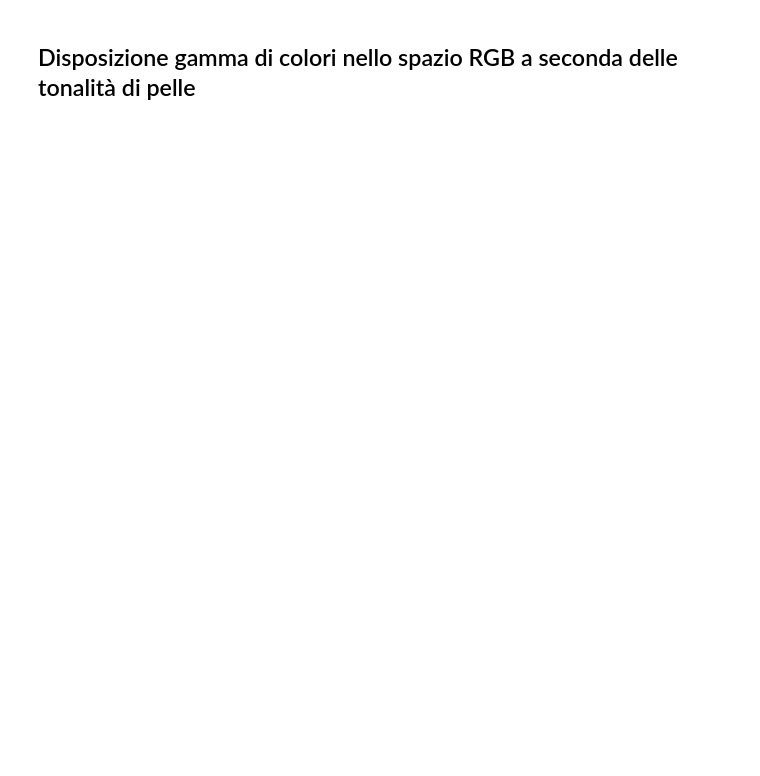
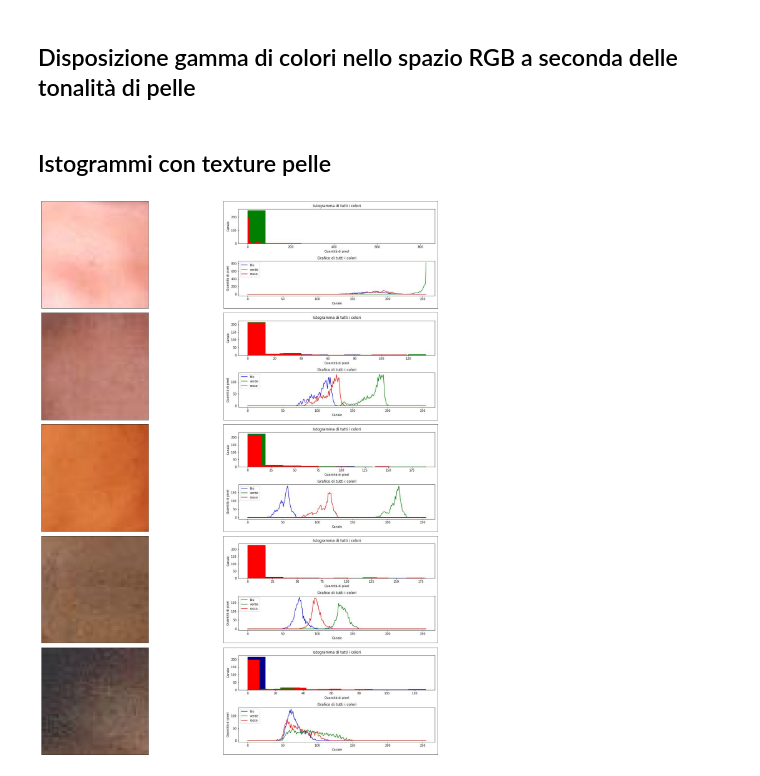
Before and after one commit to Wooler97/Skin-Detection, a Jupyter notebook: SkinPlotShow.ipynb, the cells around one changed output. Drawn from its saved outputs; the diff is of its cells as text; code cells hidden in the pictures; blank space fills up the shorter version.

```diff
--- a/SkinPlotShow.ipynb
+++ b/SkinPlotShow.ipynb
@@ -2,3 +2,44 @@
 ## Disposizione gamma di colori nello spazio RGB a seconda delle tonalità di pelle
 # %%
 from matplotlib import pyplot as plt
+# %% [markdown]
+## Istogrammi con texture pelle
+# %%
+skin1 = plt.imread('skin/pelle8.jpg')
+graph1 = plt.imread('skin/res8.jpg')
+
+skin2 = plt.imread('skin/pelle9.jpg')
+graph2 = plt.imread('skin/res9.jpg')
+
+skin3 = plt.imread('skin/pelle32.jpg')
+graph3 = plt.imread('skin/res32.jpg')
+
+skin4 = plt.imread('skin/pelle19.jpg')
+graph4 = plt.imread('skin/res19.jpg')
+
+skin5 = plt.imread('skin/pelle21.jpg')
+graph5 = plt.imread('skin/res21.jpg')
+
+skin6 = plt.imread('nonskin/sweat8.jpg')
+graph6 = plt.imread('nonskin/res8.jpg')
+
+skin7 = plt.imread('nonskin/sweat12.jpg')
+graph7 = plt.imread('nonskin/res12.jpg')
+
+skin8 = plt.imread('nonskin/sweat22.jpg')
+graph8 = plt.imread('nonskin/res22.jpg')
+
+skin9 = plt.imread('nonskin/sweat25.jpg')
+graph9 = plt.imread('nonskin/res25.jpg')
+
+titles = ['Texture', 'Istogramma']
+images = [skin1, graph1, skin2, graph2, skin3, graph3, skin4, graph4, skin5, graph5, skin6, graph6, skin7, graph7, skin8, graph8, skin9, graph9]
+plt.figure(figsize=(25,25))
+for i in range(10):
+    plt.subplot(5,2,i+1),plt.imshow(images[i],'gray')
+    #plt.title(titles[i], fontsize = 30)
+    plt.xticks([]),plt.yticks([])
+plt.tight_layout()
+plt.show()
+# %% [output]
+[figure, added]
```
Also changed, not shown: parts of 13 cells of this notebook, 5 other files.
